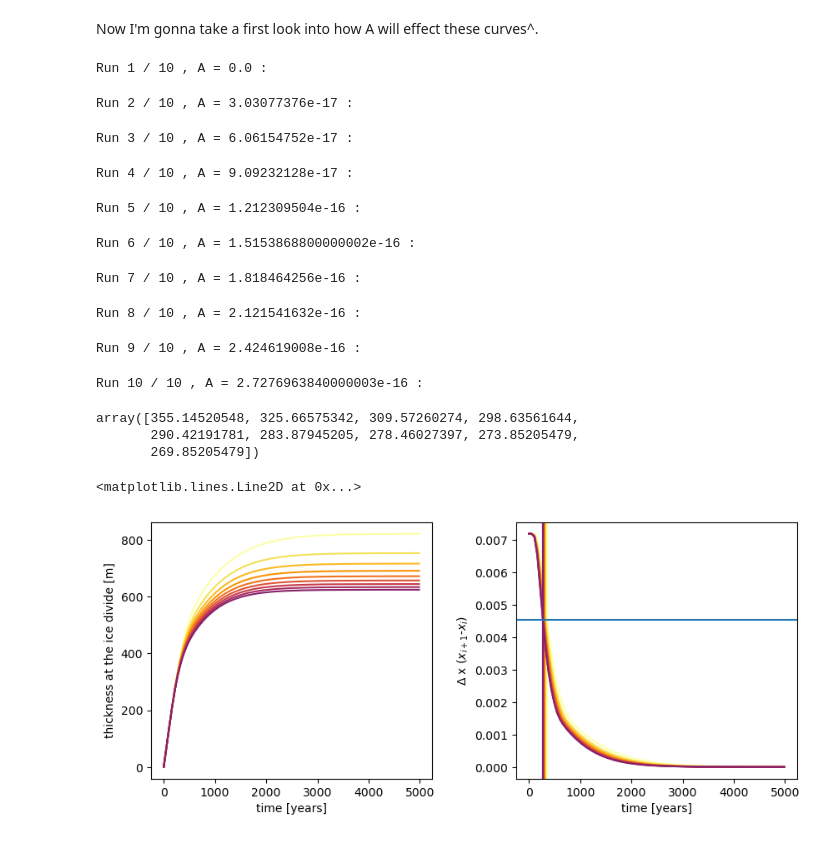
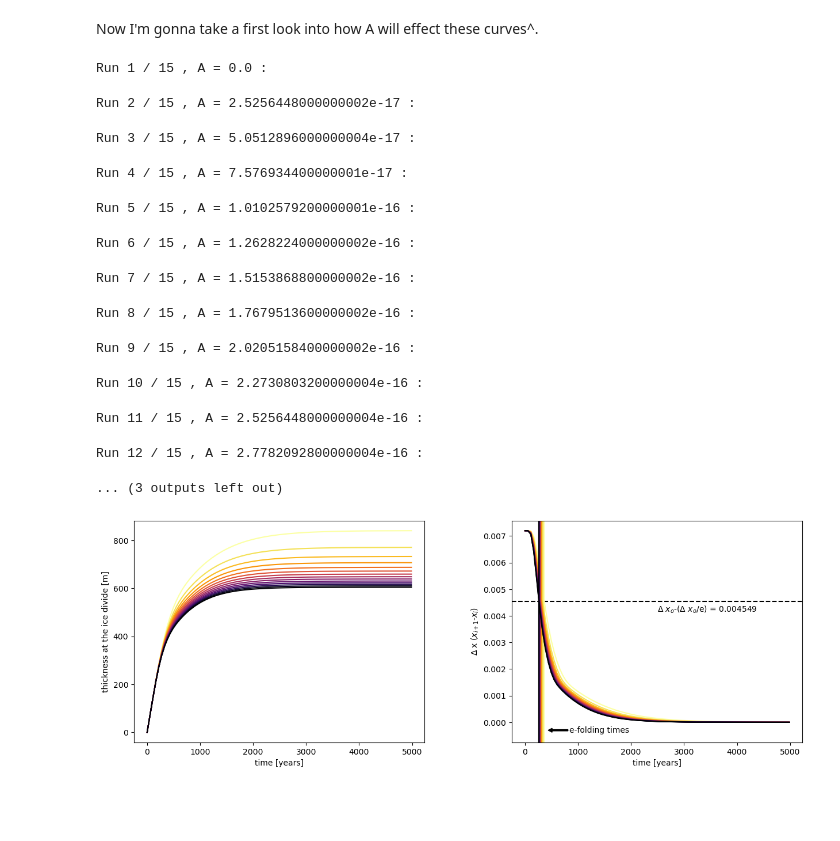
Before and after one commit to JGCAITLIN/glaciology, a Jupyter notebook: final_proj/glac23_final_proj.ipynb, the cells around one changed output. Drawn from its saved outputs; the diff is of its cells as text; code cells hidden in the pictures; blank space fills up the shorter version.

Commit message:
improved efolding figure and plotted efolding time vs A

```diff
--- a/final_proj/glac23_final_proj.ipynb
+++ b/final_proj/glac23_final_proj.ipynb
@@ -168,8 +170,8 @@ Now I'm gonna take a first look into how A will effect these curves^.
 ##collecting the data##
 
 #parameters for model
-Amax    = 4 * (24*10**(-25)*60*60*24*365.4) #setting upper limit of A, value in parentheses is the 'typical' A value
-A_range = np.arange(0, Amax, Amax/10)       #making array of A values from zero to Amax
+Amax    = 5 * (24*10**(-25)*60*60*24*365.4) #setting upper limit of A, value in parentheses is the 'typical' A value
+A_range = np.arange(0, Amax, Amax/15)       #making array of A values from zero to Amax
 dt      = 2/365                             #2 day length time step
 time_tot= 5000                              #total time [years]
 dx      = 200                               #spatial step
@@ -201,58 +203,58 @@ for i in range(0, len(A_range)):
         icedivide_thick = np.append(icedivide_thick, H[j, 0])
         icedivide_time  = np.append(icedivide_time, time[j])
 
+    del_x[i, :]      = change
+    icedivide[i, :]  = icedivide_thick
+    short_time[i, :] = icedivide_time
+
+    efold = del_x[0, :][0] - (del_x[0, :][0]/math.exp(1))
+
     if i != 0:
         dex         = H[1:, 0]-H[:-1, 0]
         difference  = np.absolute(dex-efold)
         index       = difference.argmin()
         efold_times = np.append(efold_times, time[index])
-
-    del_x[i, :]      = change
-    icedivide[i, :]  = icedivide_thick
-    short_time[i, :] = icedivide_time
 # %% [output]
-Run 1 / 10 , A = 0.0 :
+Run 1 / 15 , A = 0.0 :
-Run 2 / 10 , A = 3.03077376e-17 :
+Run 2 / 15 , A = 2.5256448000000002e-17 :
-Run 3 / 10 , A = 6.06154752e-17 :
+Run 3 / 15 , A = 5.0512896000000004e-17 :
-Run 4 / 10 , A = 9.09232128e-17 :
+Run 4 / 15 , A = 7.576934400000001e-17 :
-Run 5 / 10 , A = 1.212309504e-16 :
+Run 5 / 15 , A = 1.0102579200000001e-16 :
-Run 6 / 10 , A = 1.5153868800000002e-16 :
+Run 6 / 15 , A = 1.2628224000000002e-16 :
-Run 7 / 10 , A = 1.818464256e-16 :
+Run 7 / 15 , A = 1.5153868800000002e-16 :
-Run 8 / 10 , A = 2.121541632e-16 :
+Run 8 / 15 , A = 1.7679513600000002e-16 :
-Run 9 / 10 , A = 2.424619008e-16 :
+Run 9 / 15 , A = 2.0205158400000002e-16 :
-Run 10 / 10 , A = 2.7276963840000003e-16 :
+Run 10 / 15 , A = 2.2730803200000004e-16 :
+Run 11 / 15 , A = 2.5256448000000004e-16 :
+Run 12 / 15 , A = 2.7782092800000004e-16 :
+... (3 outputs left out)
-# %%
-efold_times
-# %% [output]
-array([355.14520548, 325.66575342, 309.57260274, 298.63561644,
-       290.42191781, 283.87945205, 278.46027397, 273.85205479,
-       269.85205479])
 # %%
 #setting up the figure
-fig, axs = plt.subplots(1, 2, figsize=(10, 4))
+fig, axs = plt.subplots(1, 2, figsize=(15, 5))
 fig.subplots_adjust(wspace=0.3)
 
 axs[0].set_xlabel('time [years]')
 axs[0].set_ylabel('thickness at the ice divide [m]')
-#axs[0].set_xlim([0,10])
-#axs[0].set_ylim([0,2])
 
 axs[1].set_xlabel('time [years]')
 axs[1].set_ylabel('\u0394 x ($x_{i+1}$-$x_{i}$)')
 
 new_cmap = cm.get_cmap('inferno_r', 128) #making color map object to use for distiguishing various A values
 
 #plotting
 counter = 0
 for i in range(1, len(A_range)):
     axs[0].plot(short_time[i, :], icedivide[i, :], color=new_cmap(counter))
     axs[1].plot(short_time[i, :], del_x[i, :], color=new_cmap(counter))
     if i!=0:
         axs[1].axvline(x=efold_times[i-1], color=new_cmap(counter))
     counter += 10
 
 
-axs[1].axhline(y=efold)
+axs[1].axhline(y=efold, color='k', linestyle='dashed', zorder=0)
+axs[1].text(2500, efold-.0004, '\u0394 $x_o$-(\u0394 $x_o$/e) = '+str(round(efold, 6)))
+
+axs[1].arrow(efold_times[-1]+550, -0.0003, -300, 0, width=0.00005, head_length=75, color='k')
+axs[1].text(efold_times[-1]+580, -0.00038, 'e-folding times');
 # %% [output]
-<matplotlib.lines.Line2D at 0x...>
-[figure, old version]
+[figure, new version]
```
Also changed, not shown: parts of 11 cells of this notebook.
